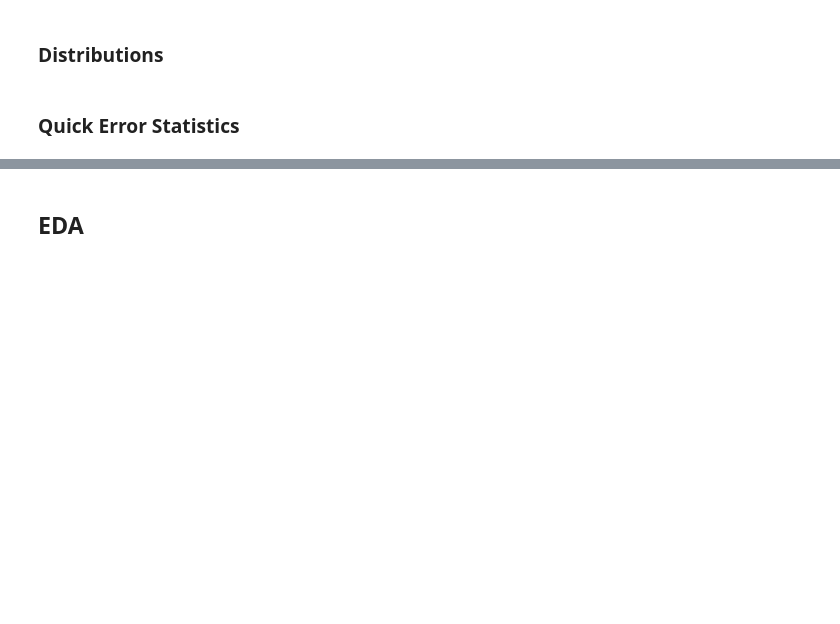
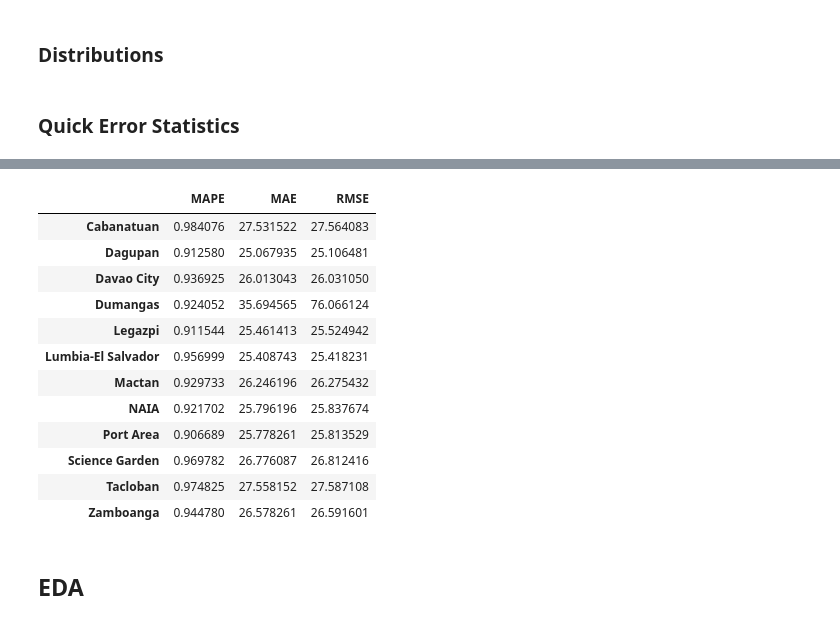
Before and after one commit to thinkingmachines/project-cchain, a Jupyter notebook: notebooks/tm/ncei-pagasa/01-assess-ncei-temperature.ipynb, the cells around one changed output, grey strips where cells are left out. Cells and saved outputs as stored; diff of their text form; code cells hidden in the pictures; blank space fills up the shorter version.

```diff
--- a/notebooks/tm/ncei-pagasa/01-assess-ncei-temperature.ipynb
+++ b/notebooks/tm/ncei-pagasa/01-assess-ncei-temperature.ipynb
@@ -355,3 +368,19 @@ errors_df
+# %%
+get_error_df(2008, ncei_wind_df)
+# %% [output]
+|  | MAPE | MAE | RMSE |
+| Cabanatuan | 0.984076 | 27.531522 | 27.564083 |
+| Dagupan | 0.912580 | 25.067935 | 25.106481 |
+| Davao City | 0.936925 | 26.013043 | 26.031050 |
+| Dumangas | 0.924052 | 35.694565 | 76.066124 |
+| Legazpi | 0.911544 | 25.461413 | 25.524942 |
+| Lumbia-El Salvador | 0.956999 | 25.408743 | 25.418231 |
+| Mactan | 0.929733 | 26.246196 | 26.275432 |
+| NAIA | 0.921702 | 25.796196 | 25.837674 |
+| Port Area | 0.906689 | 25.778261 | 25.813529 |
+| Science Garden | 0.969782 | 26.776087 | 26.812416 |
+| Tacloban | 0.974825 | 27.558152 | 27.587108 |
+| Zamboanga | 0.944780 | 26.578261 | 26.591601 |
 # %% [markdown]
 ## EDA
 # %% [markdown]
```
Also changed, not shown: parts of 43 cells of this notebook.
